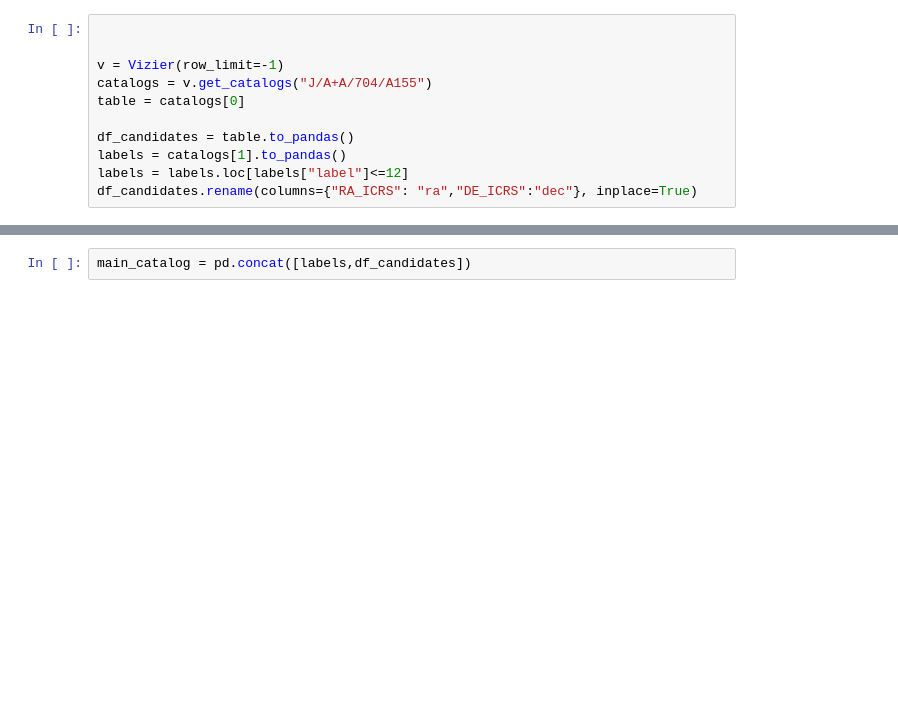
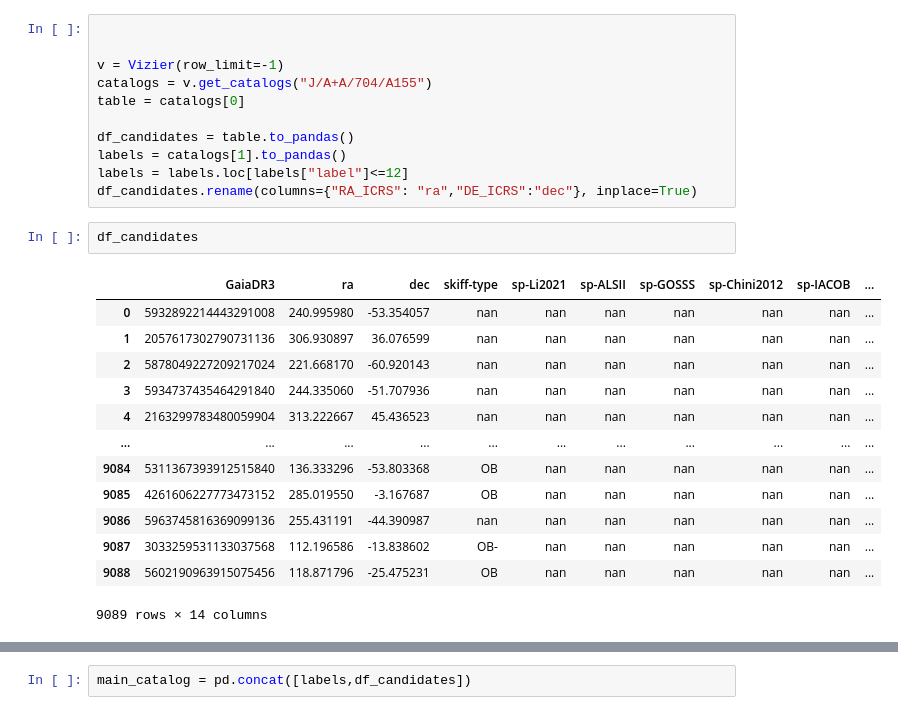
Before and after one commit to Monsalves-Gonzalez-N/MassiveStarVariability, a Jupyter notebook: 1_TESS_variability_MassiveStarG12_preparate_data-Copy1.ipynb, the cells around one changed output, grey strips where cells are left out. Saved outputs shown, nothing was run; the diff lists cells and outputs as text; blank space fills up the shorter version.

```diff
--- a/1_TESS_variability_MassiveStarG12_preparate_data-Copy1.ipynb
+++ b/1_TESS_variability_MassiveStarG12_preparate_data-Copy1.ipynb
@@ -27,3 +27,19 @@ df_candidates = table.to_pandas()
 labels = catalogs[1].to_pandas()
 labels = labels.loc[labels["label"]<=12]
 df_candidates.rename(columns={"RA_ICRS": "ra","DE_ICRS":"dec"}, inplace=True)
+# %%
+df_candidates
+# %% [output]
+|  | GaiaDR3 | ra | dec | skiff-type | sp-Li2021 | sp-ALSII | sp-GOSSS | sp-Chini2012 | sp-IACOB | ... |
+| 0 | 5932892214443291008 | 240.995980 | -53.354057 | nan | nan | nan | nan | nan | nan | ... |
+| 1 | 2057617302790731136 | 306.930897 | 36.076599 | nan | nan | nan | nan | nan | nan | ... |
+| 2 | 5878049227209217024 | 221.668170 | -60.920143 | nan | nan | nan | nan | nan | nan | ... |
+| 3 | 5934737435464291840 | 244.335060 | -51.707936 | nan | nan | nan | nan | nan | nan | ... |
+| 4 | 2163299783480059904 | 313.222667 | 45.436523 | nan | nan | nan | nan | nan | nan | ... |
+| ... | ... | ... | ... | ... | ... | ... | ... | ... | ... | ... |
+| 9084 | 5311367393912515840 | 136.333296 | -53.803368 | OB | nan | nan | nan | nan | nan | ... |
+| 9085 | 4261606227773473152 | 285.019550 | -3.167687 | OB | nan | nan | nan | nan | nan | ... |
+| 9086 | 5963745816369099136 | 255.431191 | -44.390987 | nan | nan | nan | nan | nan | nan | ... |
+| 9087 | 3033259531133037568 | 112.196586 | -13.838602 | OB- | nan | nan | nan | nan | nan | ... |
+| 9088 | 5602190963915075456 | 118.871796 | -25.475231 | OB | nan | nan | nan | nan | nan | ... |
+9089 rows × 14 columns
```
Also changed, not shown: parts of 5 cells of this notebook, 30 other files.
